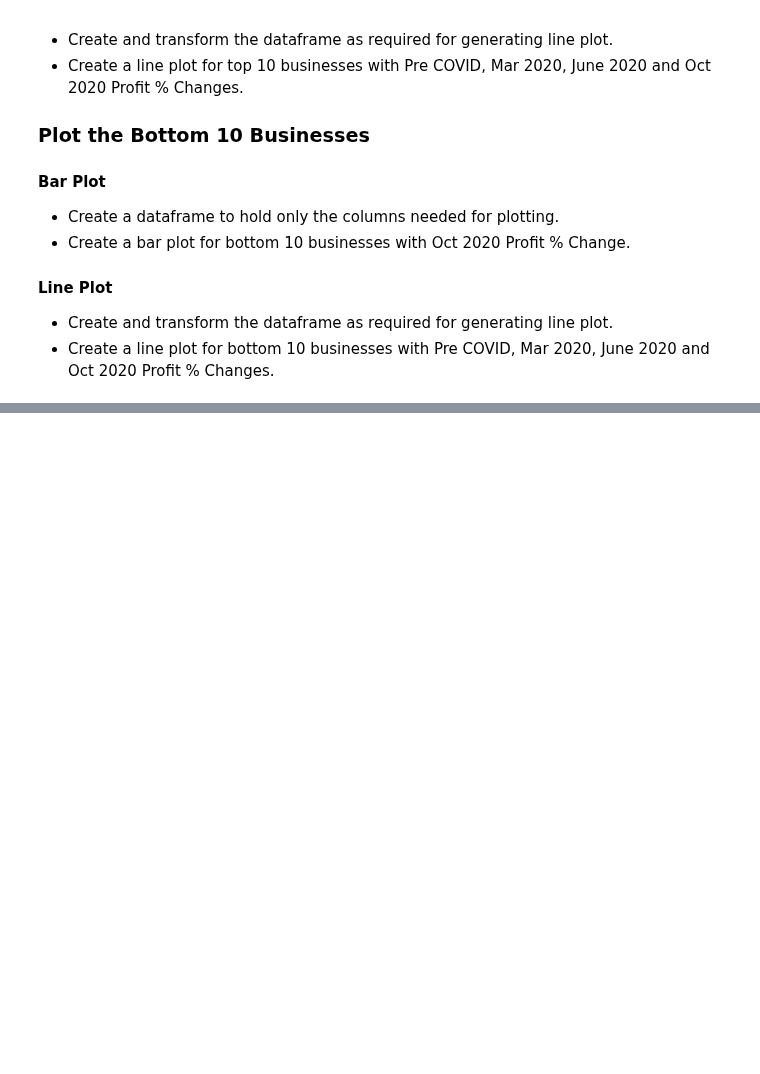
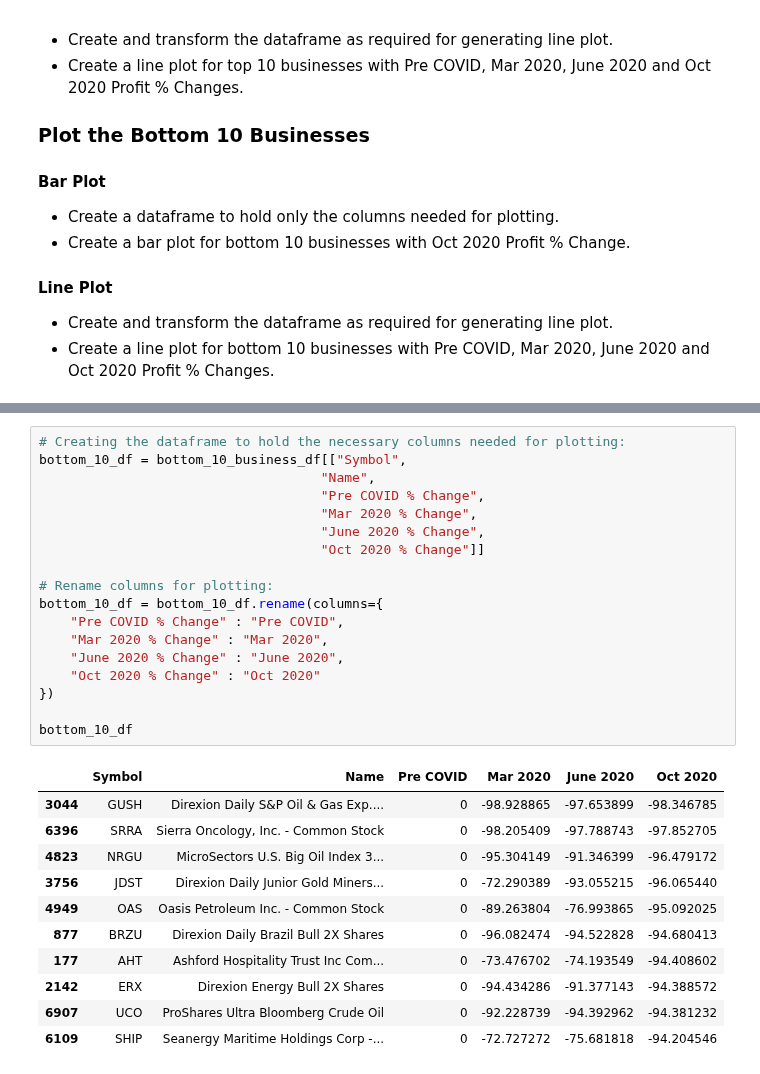
Before and after one commit to ushaakumaar/COVID19_Impacts_On_Business_And_Workforce_Trends, a Jupyter notebook: business-profit-loss.ipynb, the cells around one changed output, grey strips where cells are left out. Cells and saved outputs as stored; diff of their text form; blank space fills up the shorter version.

```diff
--- a/business-profit-loss.ipynb
+++ b/business-profit-loss.ipynb
@@ -355,3 +355,33 @@ plt.savefig(top_line_file_path)
 plt.show()
 # %% [output]
 [figure]
+# %%
+# Creating the dataframe to hold the necessary columns needed for plotting:
+bottom_10_df = bottom_10_business_df[["Symbol",
+                                    "Name",
+                                    "Pre COVID % Change",
+                                    "Mar 2020 % Change",
+                                    "June 2020 % Change",
+                                    "Oct 2020 % Change"]]
+
+# Rename columns for plotting:
+bottom_10_df = bottom_10_df.rename(columns={
+    "Pre COVID % Change" : "Pre COVID",
+    "Mar 2020 % Change" : "Mar 2020",
+    "June 2020 % Change" : "June 2020",
+    "Oct 2020 % Change" : "Oct 2020"
+})
+
+bottom_10_df
+# %% [output]
+|  | Symbol | Name | Pre COVID | Mar 2020 | June 2020 | Oct 2020 |
+| 3044 | GUSH | Direxion Daily S&P Oil & Gas Exp.... | 0 | -98.928865 | -97.653899 | -98.346785 |
+| 6396 | SRRA | Sierra Oncology, Inc. - Common Stock | 0 | -98.205409 | -97.788743 | -97.852705 |
+| 4823 | NRGU | MicroSectors U.S. Big Oil Index 3... | 0 | -95.304149 | -91.346399 | -96.479172 |
+| 3756 | JDST | Direxion Daily Junior Gold Miners... | 0 | -72.290389 | -93.055215 | -96.065440 |
+| 4949 | OAS | Oasis Petroleum Inc. - Common Stock | 0 | -89.263804 | -76.993865 | -95.092025 |
+| 877 | BRZU | Direxion Daily Brazil Bull 2X Shares | 0 | -96.082474 | -94.522828 | -94.680413 |
+| 177 | AHT | Ashford Hospitality Trust Inc Com... | 0 | -73.476702 | -74.193549 | -94.408602 |
+| 2142 | ERX | Direxion Energy Bull 2X Shares | 0 | -94.434286 | -91.377143 | -94.388572 |
+| 6907 | UCO | ProShares Ultra Bloomberg Crude Oil | 0 | -92.228739 | -94.392962 | -94.381232 |
+| 6109 | SHIP | Seanergy Maritime Holdings Corp -... | 0 | -72.727272 | -75.681818 | -94.204546 |
```
Also changed, not shown: parts of 5 cells of this notebook.
